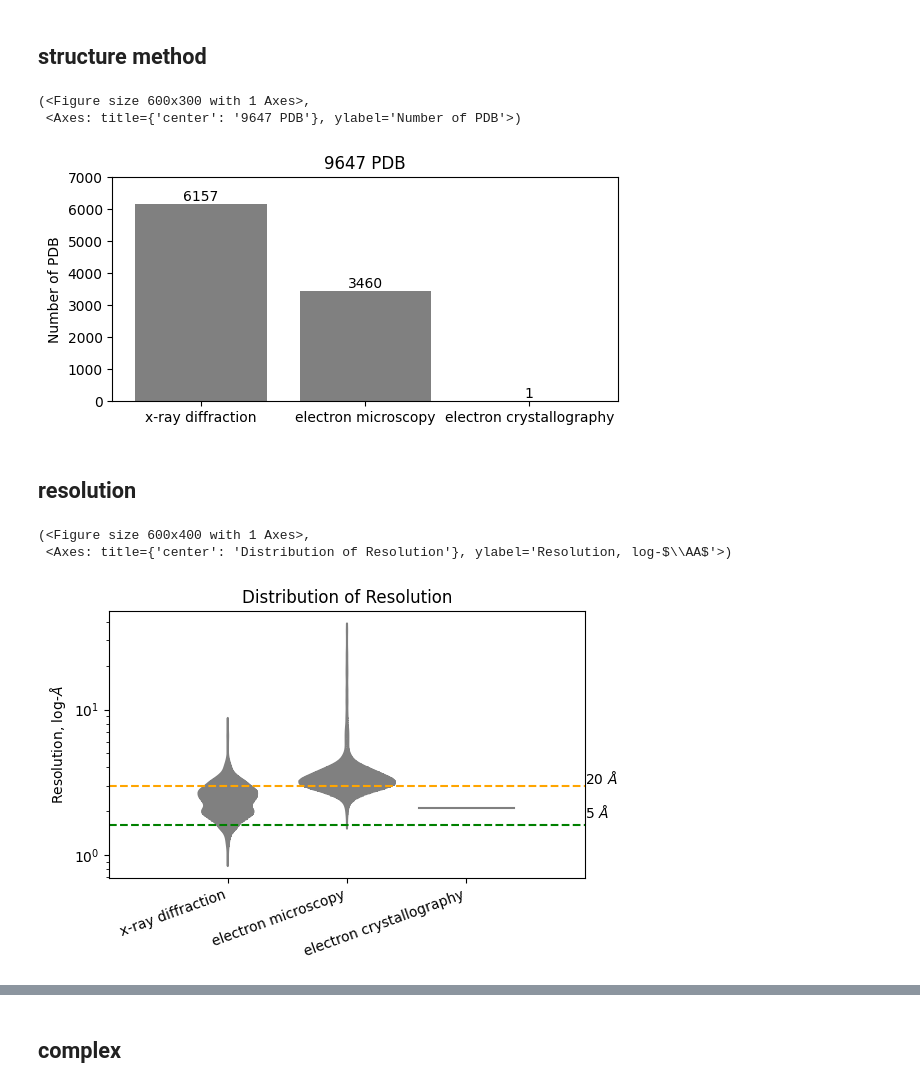
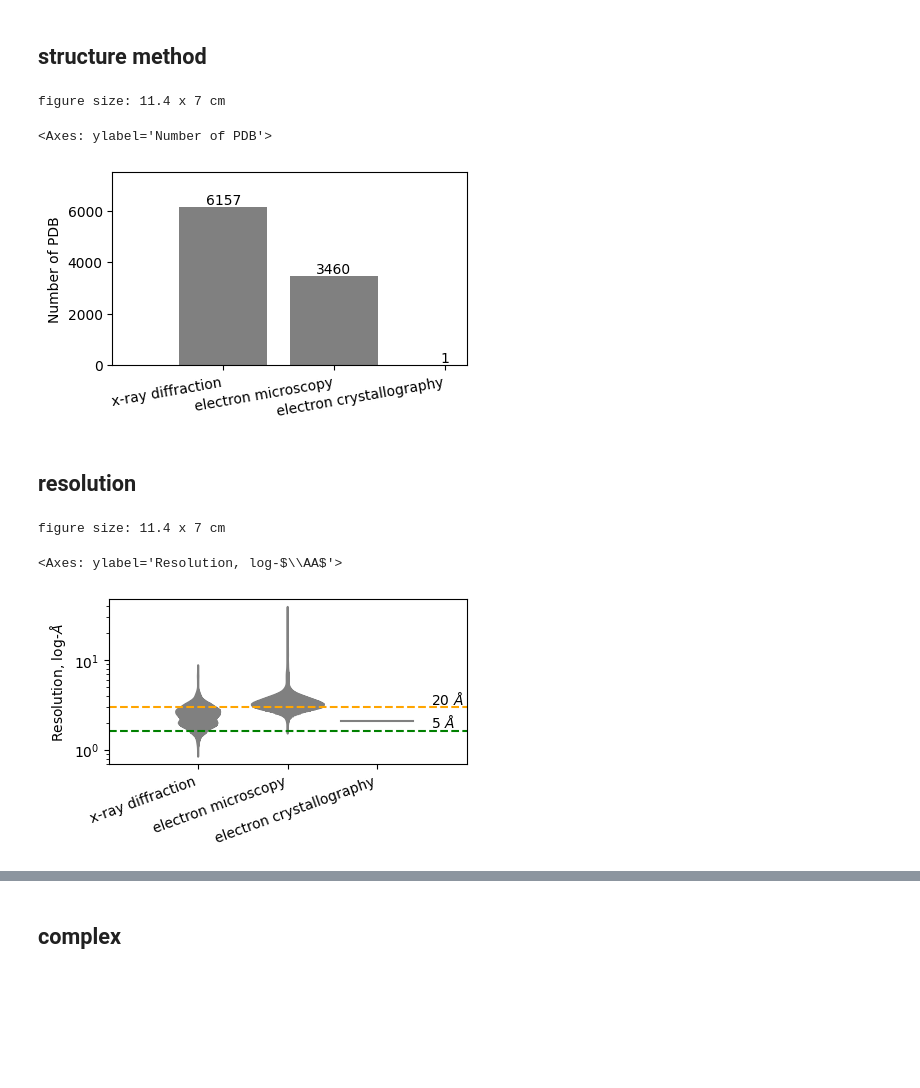
Before and after one commit to protein-design/predict_antibody, a Jupyter notebook: src/PDB_summary.ipynb, the cells around one changed output, grey strips where cells are left out. Saved outputs shown, nothing was run; the diff lists cells and outputs as text; code cells hidden in the pictures; blank space fills up the shorter version.

```diff
--- a/src/PDB_summary.ipynb
+++ b/src/PDB_summary.ipynb
@@ -52,21 +58,21 @@ fig = PlotPdb.bar_release(df, args)
 # %% [markdown]
 ## structure method
 # %%
-sdf = df[['pdb_id', 'structure_method']].drop_duplicates()
-sdf['structure_method'].value_counts()
-
-PlotPdb.bar_count_pdb(sdf, ymax=7000)
+args = {'width_level': 2, 'height': 7}
+fig, ax = Layout(args).one()
+PlotPdb(df).bar_count_pdb(ax)
 # %% [output]
-(<Figure size 600x300 with 1 Axes>,
- <Axes: title={'center': '9647 PDB'}, ylabel='Number of PDB'>)
+figure size: 11.4 x 7 cm
+<Axes: ylabel='Number of PDB'>
-[figure, old version]
+[figure, new version]
 # %% [markdown]
 ## resolution
 # %%
-sdf = df[['pdb_id', 'resolution', 'structure_method']].drop_duplicates()
-PlotPdb.violin_resolution(sdf)
+args = {'width_level': 2, 'height': 7}
+fig, ax = Layout(args).one()
+PlotPdb(df).violin_resolution(ax)
 # %% [output]
-(<Figure size 600x400 with 1 Axes>,
- <Axes: title={'center': 'Distribution of Resolution'}, ylabel='Resolution, log-$\\AA$'>)
+figure size: 11.4 x 7 cm
+<Axes: ylabel='Resolution, log-$\\AA$'>
-[figure, old version]
+[figure, new version]
 # %%
```
Also changed, not shown: parts of 10 cells of this notebook, 11 other files.
